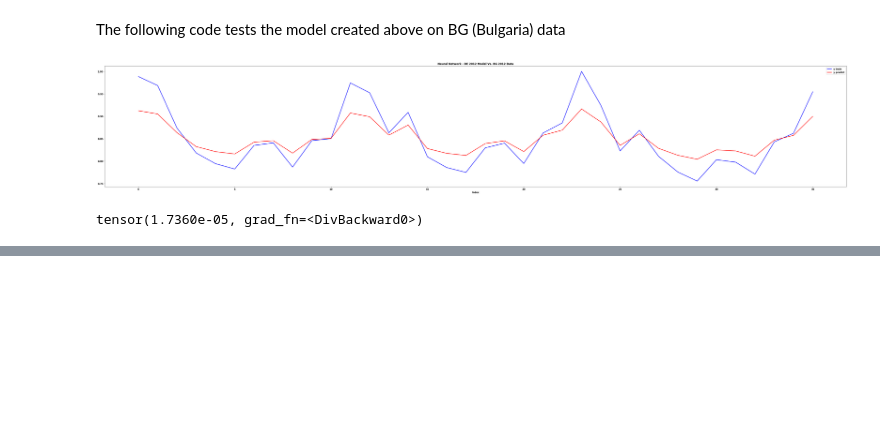
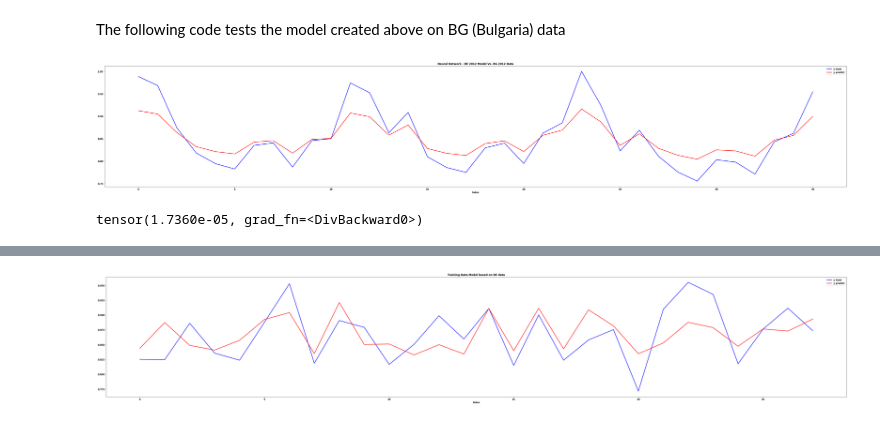
Before and after one commit to annaptasznik/EE555-FinalProject, a Jupyter notebook: Neural_Net_EE555_Final .ipynb, the cells around one changed output, grey strips where cells are left out. Cells and saved outputs as stored; diff of their text form; code cells hidden in the pictures; blank space fills up the shorter version.

```diff
--- a/Neural_Net_EE555_Final .ipynb
+++ b/Neural_Net_EE555_Final .ipynb
@@ -324,0 +327,31 @@ tensor(1.7360e-05, grad_fn=<DivBackward0>)
+# %%
+country_datasets = []
+datasets = []
+country_list = ['PL', 'DE']
+
+for country in country_list:
+    country_dataset = joined_interpolate[[country, country+ '_POP', country+'_TMP']]
+    country_datasets.append([deepcopy(country_datasets), deepcopy(country_dataset)])
+
+for each in country_datasets:
+    name = each[0]
+    dataset = each[1]
+    datasets.append([deepcopy(dataset), deepcopy(datasets)])\
+
+select_2012 = joined_interpolate.loc['2012-01-01':'2014-12-31'] #Subset through to the last year, using the last year for testing
+nonan = select_2012.dropna()
+nonan = nonan.groupby(pd.Grouper(level='DateTime', axis=0, freq='M')).sum()
+
+# normalize - might cause data with other testing data
+nonan = select_2012.dropna()
+nonan = nonan.groupby(pd.Grouper(level='DateTime', axis=0, freq='M')).sum()
+
+# normalize - might cause data with other testing data
+nonan = nonan / nonan.max(axis=0) #
+
+x_trainDE, x_testDE, y_trainDE, y_testDE = train_test_split(nonan.iloc[:, :1].values, nonan['DE'].values,test_size=0.2)
+
+X_train_torchDE = torch.tensor(x_trainDE).float()
+Y_train_torchDE = torch.tensor(y_trainDE).float()
+X_test_torchDE = torch.tensor(x_testDE).float()
+Y_test_torchDE = torch.tensor(y_testDE).float()
@@ -324,0 +431,10 @@ tensor(1.7360e-05, grad_fn=<DivBackward0>)
+# %%
+plt.plot( Y_train_torchDE, lw=2, color="blue", label="y train")
+plt.plot( y_predDE, lw=2, color="red", label="y predict")
+plt.legend()
+plt.title("Training Data Model based on DE data")
+plt.xlabel("Index")
+plt.rcParams["figure.figsize"] = (60,10)
+plt.show()
+# %% [output]
+[figure, added]
```
Also changed, not shown: parts of 4 cells of this notebook.
